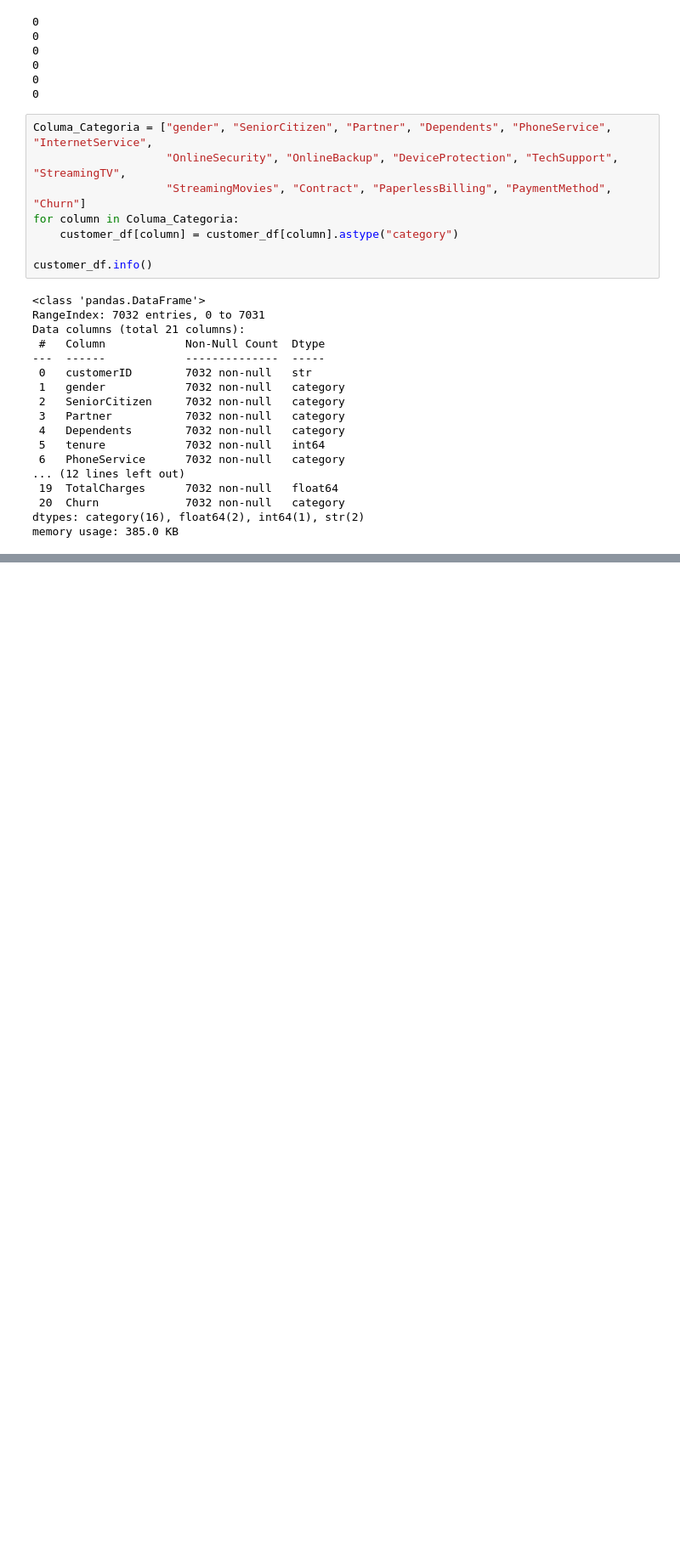
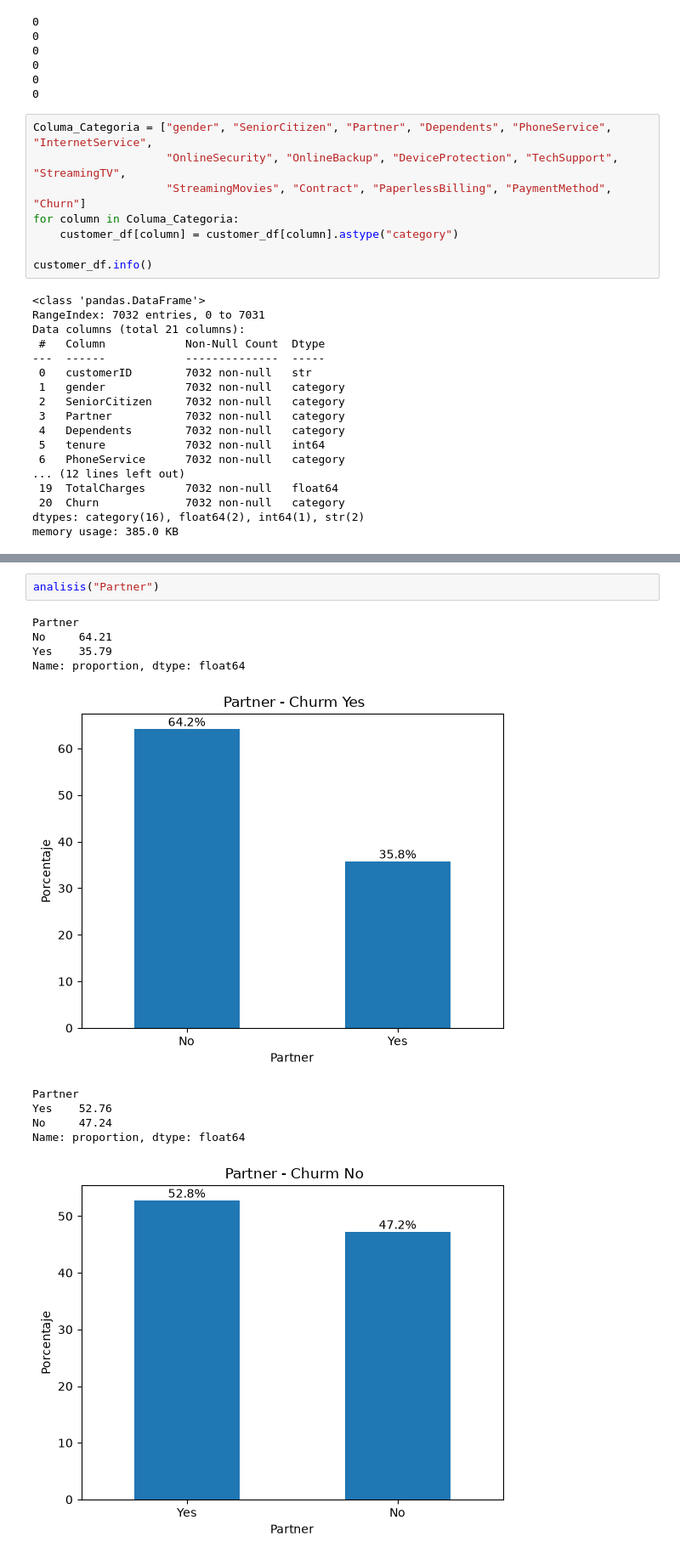
Before and after one commit to arielmarin/customer-churn-prediction, a Jupyter notebook: notebooks/customer_churn_prediction.ipynb, the cells around one changed output, grey strips where cells are left out. Shown at 85% size. Cells and saved outputs as stored; diff of their text form; blank space fills up the shorter version.

```diff
--- a/notebooks/customer_churn_prediction.ipynb
+++ b/notebooks/customer_churn_prediction.ipynb
@@ -211,0 +340,13 @@ memory usage: 385.0 KB
+# %%
+analisis("Partner")
+# %% [output]
+Partner
+No     64.21
+Yes    35.79
+Name: proportion, dtype: float64
+[figure, added]
+Partner
+Yes    52.76
+No     47.24
+Name: proportion, dtype: float64
+[figure, added]
```
Also changed, not shown: parts of 22 cells of this notebook.
